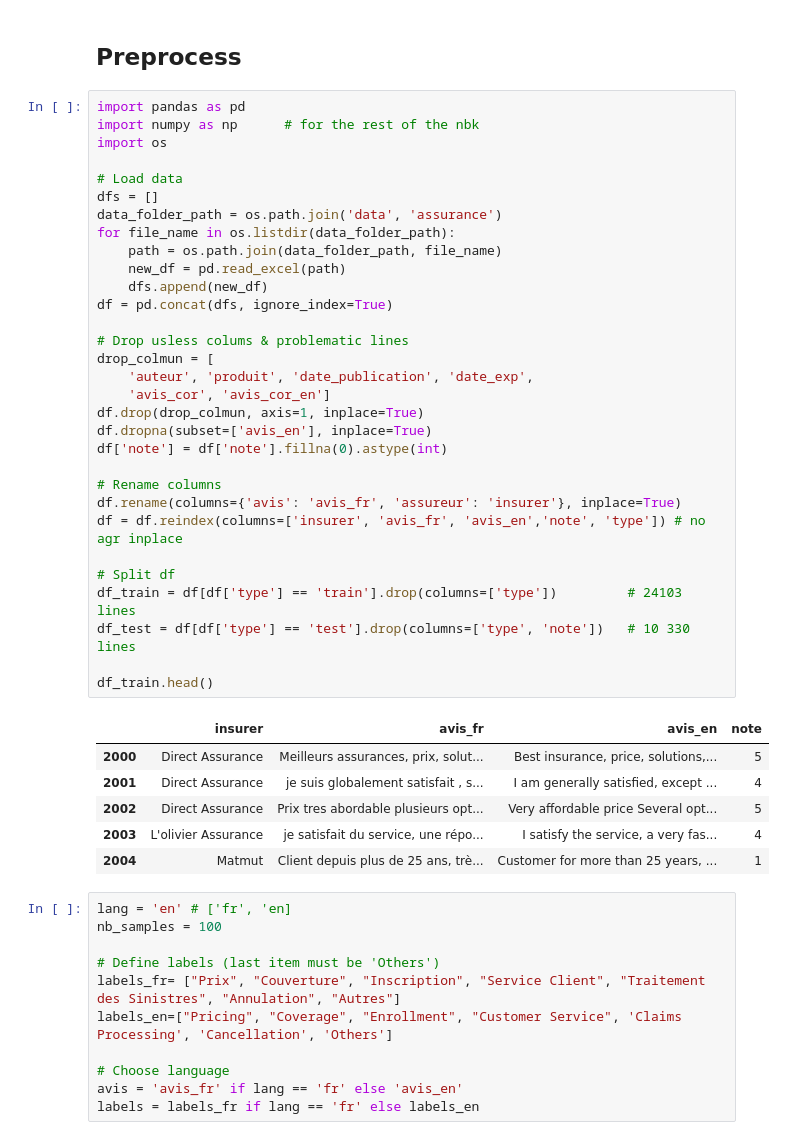
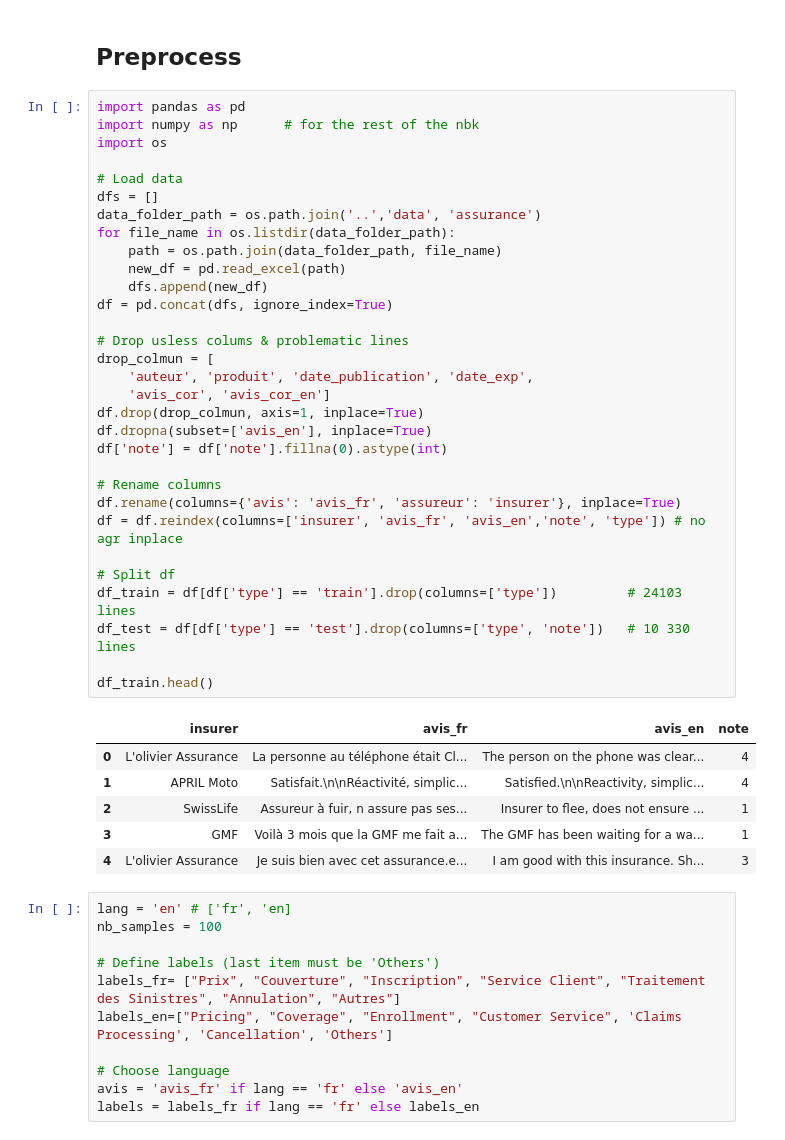
Before and after one commit to Bluebloodfr/Project2_ML_NLP, a Jupyter notebook: PRJ2_Assurance.ipynb, the cells around one changed output. Saved outputs shown, nothing was run; the diff lists cells and outputs as text.

```diff
--- a/PRJ2_Assurance.ipynb
+++ b/PRJ2_Assurance.ipynb
@@ -8,39 +8,39 @@ import pandas as pd
 import numpy as np      # for the rest of the nbk
 import os
 
 # Load data
 dfs = []
-data_folder_path = os.path.join('data', 'assurance')
+data_folder_path = os.path.join('..','data', 'assurance')
 for file_name in os.listdir(data_folder_path):
     path = os.path.join(data_folder_path, file_name)
     new_df = pd.read_excel(path)
     dfs.append(new_df)
 df = pd.concat(dfs, ignore_index=True)
 
 # Drop usless colums & problematic lines
 drop_colmun = [
     'auteur', 'produit', 'date_publication', 'date_exp',
     'avis_cor', 'avis_cor_en']
 df.drop(drop_colmun, axis=1, inplace=True)
 df.dropna(subset=['avis_en'], inplace=True)
 df['note'] = df['note'].fillna(0).astype(int)
 
 # Rename columns
 df.rename(columns={'avis': 'avis_fr', 'assureur': 'insurer'}, inplace=True)
 df = df.reindex(columns=['insurer', 'avis_fr', 'avis_en','note', 'type']) # no agr inplace
 
 # Split df
 df_train = df[df['type'] == 'train'].drop(columns=['type'])         # 24103 lines
 df_test = df[df['type'] == 'test'].drop(columns=['type', 'note'])   # 10 330 lines
 
 df_train.head()
 # %% [output]
 |  | insurer | avis_fr | avis_en | note |
-| 2000 | Direct Assurance | Meilleurs assurances, prix, solut... | Best insurance, price, solutions,... | 5 |
-| 2001 | Direct Assurance | je suis globalement satisfait , s... | I am generally satisfied, except ... | 4 |
-| 2002 | Direct Assurance | Prix tres abordable plusieurs opt... | Very affordable price Several opt... | 5 |
-| 2003 | L'olivier Assurance | je satisfait du service, une répo... | I satisfy the service, a very fas... | 4 |
-| 2004 | Matmut | Client depuis plus de 25 ans, trè... | Customer for more than 25 years, ... | 1 |
+| 0 | L'olivier Assurance | La personne au téléphone était Cl... | The person on the phone was clear... | 4 |
+| 1 | APRIL Moto | Satisfait.\n\nRéactivité, simplic... | Satisfied.\n\nReactivity, simplic... | 4 |
+| 2 | SwissLife | Assureur à fuir, n assure pas ses... | Insurer to flee, does not ensure ... | 1 |
+| 3 | GMF | Voilà 3 mois que la GMF me fait a... | The GMF has been waiting for a wa... | 1 |
+| 4 | L'olivier Assurance | Je suis bien avec cet assurance.e... | I am good with this insurance. Sh... | 3 |
 # %%
 lang = 'en' # ['fr', 'en]
 nb_samples = 100
```
Also changed, not shown: parts of 4 cells of this notebook, 2 other files.
